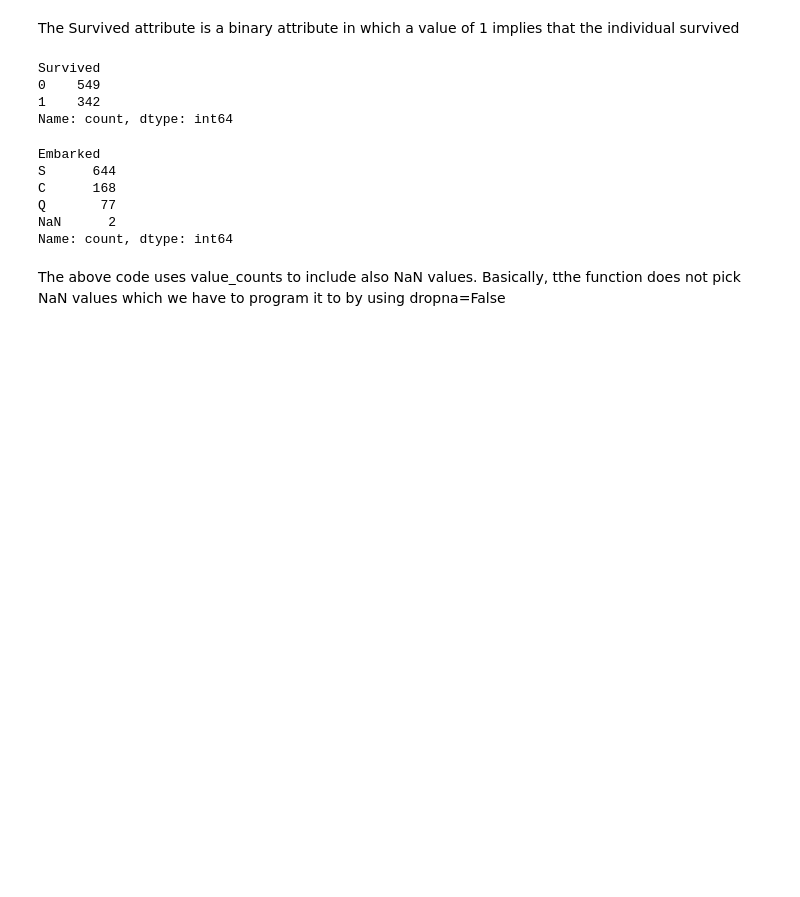
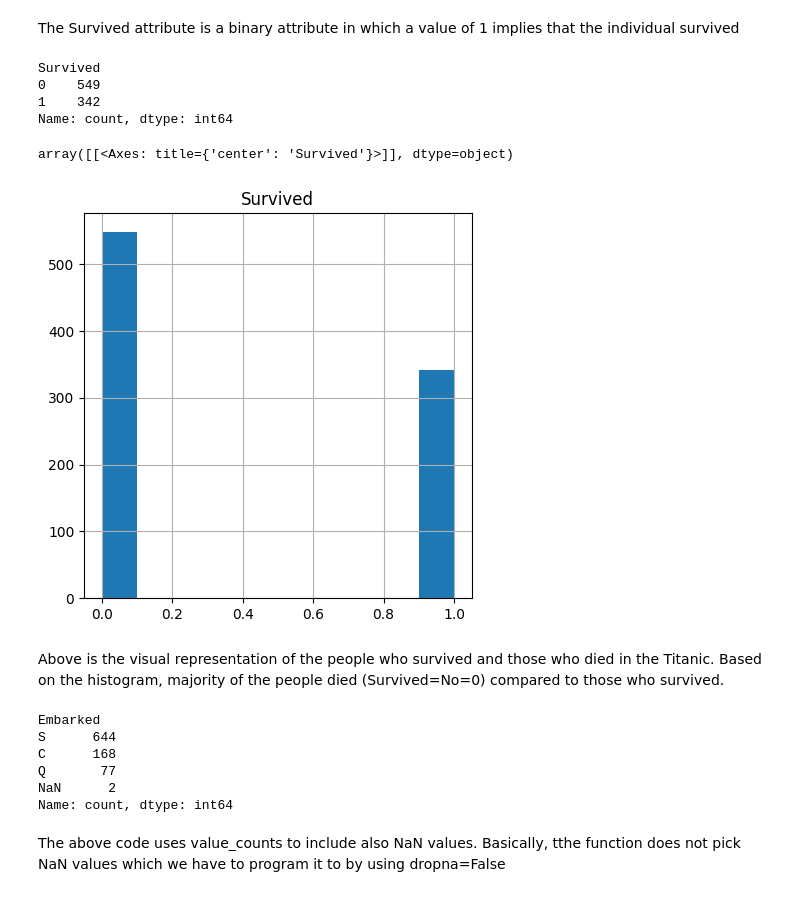
Before and after one commit to CheropS/Titanic, a Jupyter notebook: index.ipynb, the cells around one changed output. Saved outputs shown, nothing was run; the diff lists cells and outputs as text; code cells hidden in the pictures; blank space fills up the shorter version.

Commit message:
histograms of numerical feature variables

```diff
--- a/index.ipynb
+++ b/index.ipynb
@@ -104,6 +105,16 @@ Survived
 0    549
 1    342
 Name: count, dtype: int64
+# %%
+# visual presentation of those who survived or not
+# histogram of target variable
+df_titanic_target.hist(figsize=(5,5))
+# %% [output]
+array([[<Axes: title={'center': 'Survived'}>]], dtype=object)
+[figure, added]
+# %% [markdown]
+Above is the visual representation of the people who survived and those who died in the Titanic.
+Based on the histogram, majority of the people died (Survived=No=0) compared to those who survived.
 # %%
 # unique values and counts of categorical attribute 'Embarked'
 # Include NaN markers
```
Also changed, not shown: parts of 4 cells of this notebook.
